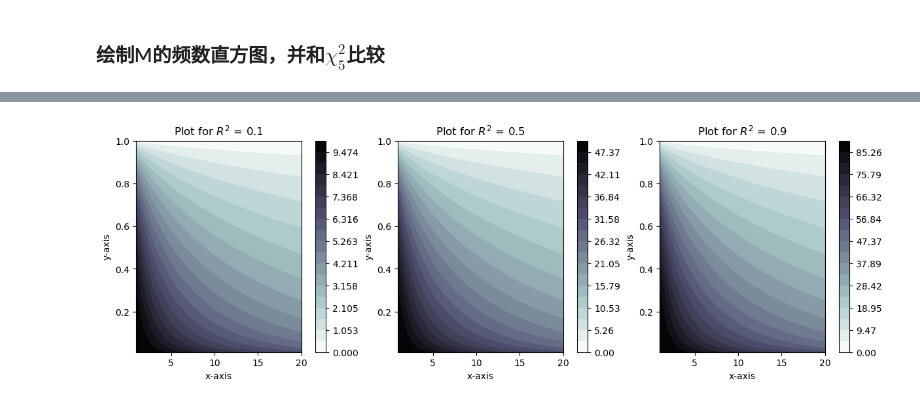
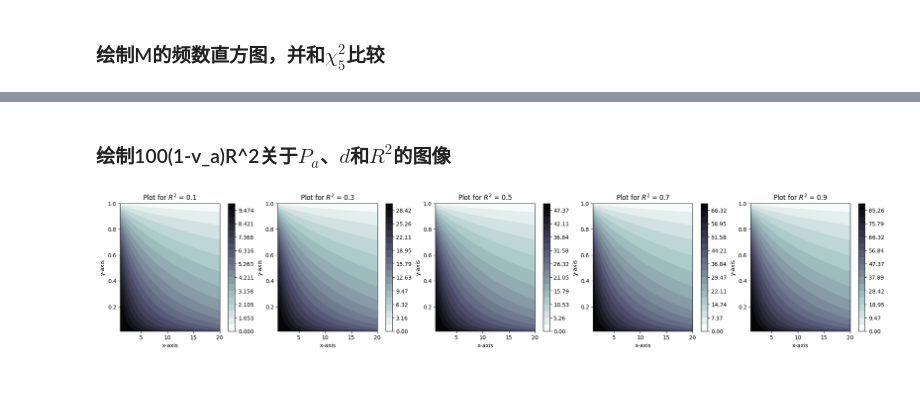
Before and after one commit to Rick7117/Rerandomization, a Jupyter notebook: DistributionOfM.ipynb, the cells around one changed output, grey strips where cells are left out. Cells and saved outputs as stored; diff of their text form; code cells hidden in the pictures.

```diff
--- a/DistributionOfM.ipynb
+++ b/DistributionOfM.ipynb
@@ -142,25 +97,27 @@ PRIV_plot(0.8, 80)
+# %% [markdown]
+### 绘制100(1-v_a)R^2关于$P_a$、$d$和$R^2$的图像
 # %%
 from mpl_toolkits.mplot3d import Axes3D
 import math
 
 # Create a grid of points
 x = np.linspace(1, 20, 50)
 y = np.linspace(0.01, 1, 50)
-R_values = range(1, 10, 4)  # different R values
+R_values = range(1, 10, 2)  # different R values
 
 X, Y = np.meshgrid(x, y)
 
 fig, axs = plt.subplots(nrows=1, ncols=len(R_values), figsize=(4*len(R_values), 4), constrained_layout=True)
 
 for ax, R in zip(axs, R_values):
     Z = tau_percent_reduction_in_variance(X, Y, R/10)
     cp = ax.contourf(X, Y, Z, cmap='bone_r', levels=np.linspace(int(Z.min()), round(Z.max()), num=20))  # using a plain colormap, 'bone'
     fig.colorbar(cp, ax=ax)
     ax.set_xlabel('x-axis')
     ax.set_ylabel('y-axis')
     ax.set_title(f'Plot for $R^2$ = {R/10}')
 
 # Show the plot
 plt.show()
 # %% [output]
-[figure, old version]
+[figure, new version]
```
Also changed, not shown: parts of 8 cells of this notebook.
